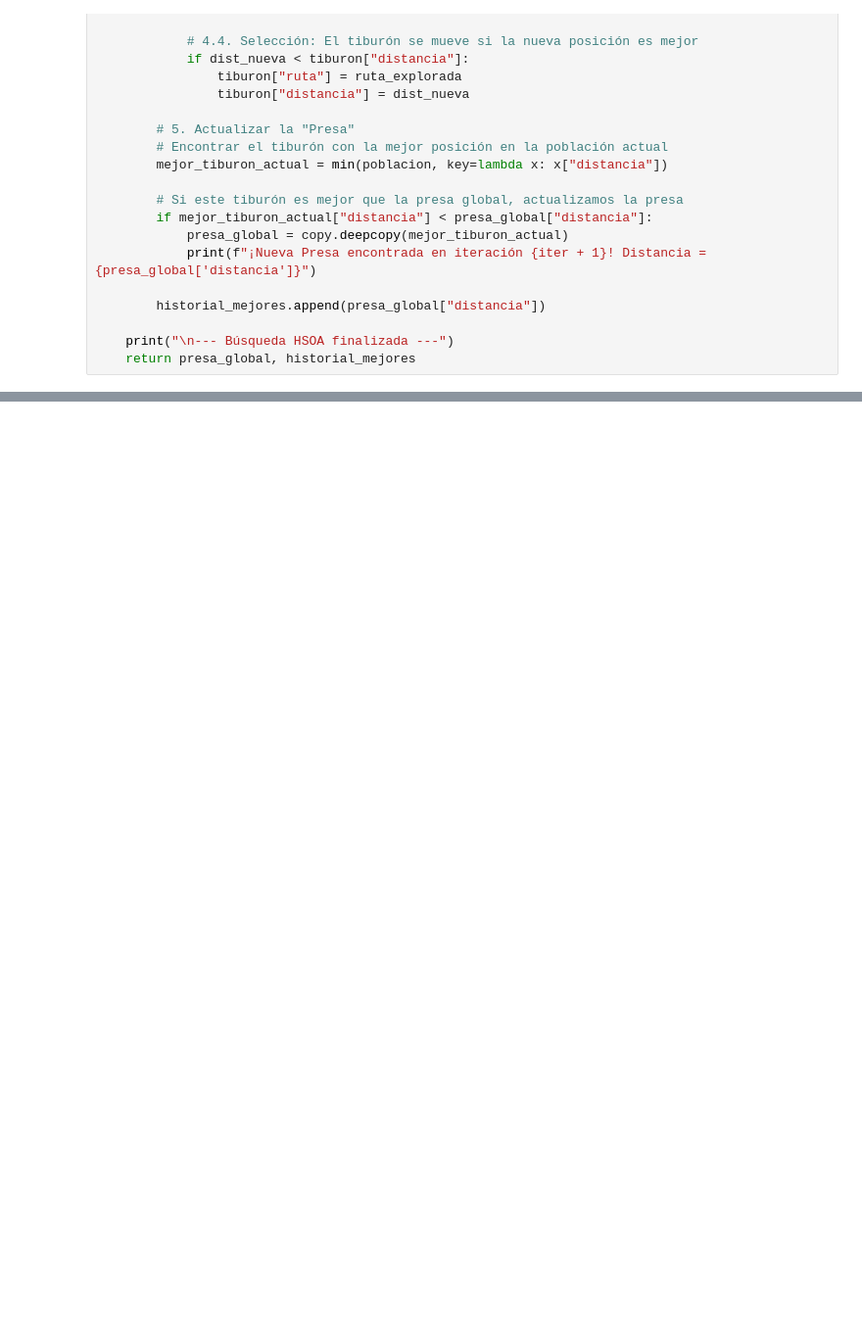
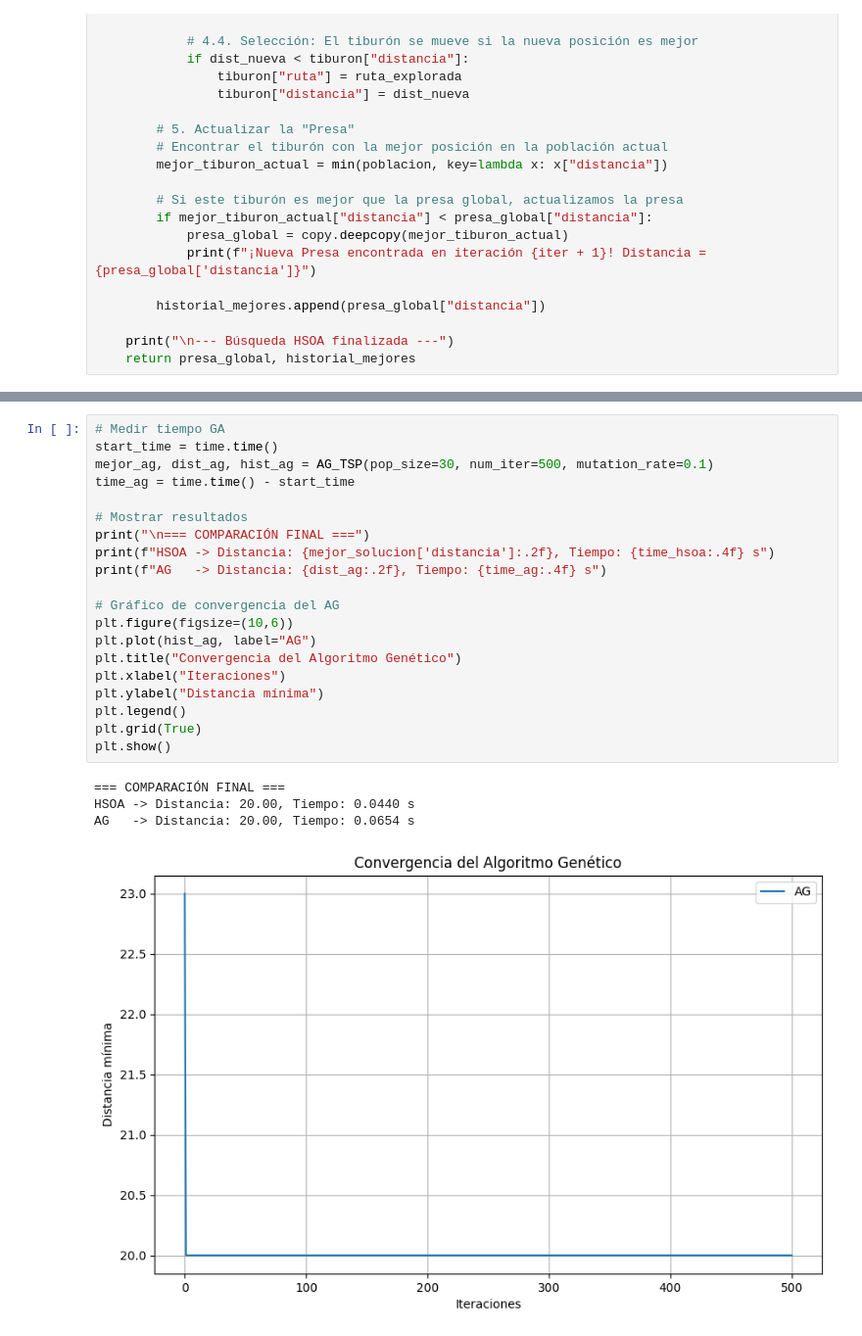
Before and after one commit to cristirofer/HSOA, a Jupyter notebook: main.ipynb, the cells around one changed output, grey strips where cells are left out. Shown: that part at 98% size. Saved outputs shown, nothing was run; the diff lists cells and outputs as text; blank space fills up the shorter version.

Commit message:
Comparación de HSOA con AG: tiempo ejecucion y convergencia

```diff
--- a/main.ipynb
+++ b/main.ipynb
@@ -374,0 +435,25 @@ Distancia total: 20
+# %%
+# Medir tiempo GA
+start_time = time.time()
+mejor_ag, dist_ag, hist_ag = AG_TSP(pop_size=30, num_iter=500, mutation_rate=0.1)
+time_ag = time.time() - start_time
+
+# Mostrar resultados
+print("\n=== COMPARACIÓN FINAL ===")
+print(f"HSOA -> Distancia: {mejor_solucion['distancia']:.2f}, Tiempo: {time_hsoa:.4f} s")
+print(f"AG   -> Distancia: {dist_ag:.2f}, Tiempo: {time_ag:.4f} s")
+
+# Gráfico de convergencia del AG
+plt.figure(figsize=(10,6))
+plt.plot(hist_ag, label="AG")
+plt.title("Convergencia del Algoritmo Genético")
+plt.xlabel("Iteraciones")
+plt.ylabel("Distancia mínima")
+plt.legend()
+plt.grid(True)
+plt.show()
+# %% [output]
+=== COMPARACIÓN FINAL ===
+HSOA -> Distancia: 20.00, Tiempo: 0.0440 s
+AG   -> Distancia: 20.00, Tiempo: 0.0654 s
+[figure, added]
```
Also changed, not shown: parts of 5 cells of this notebook.
